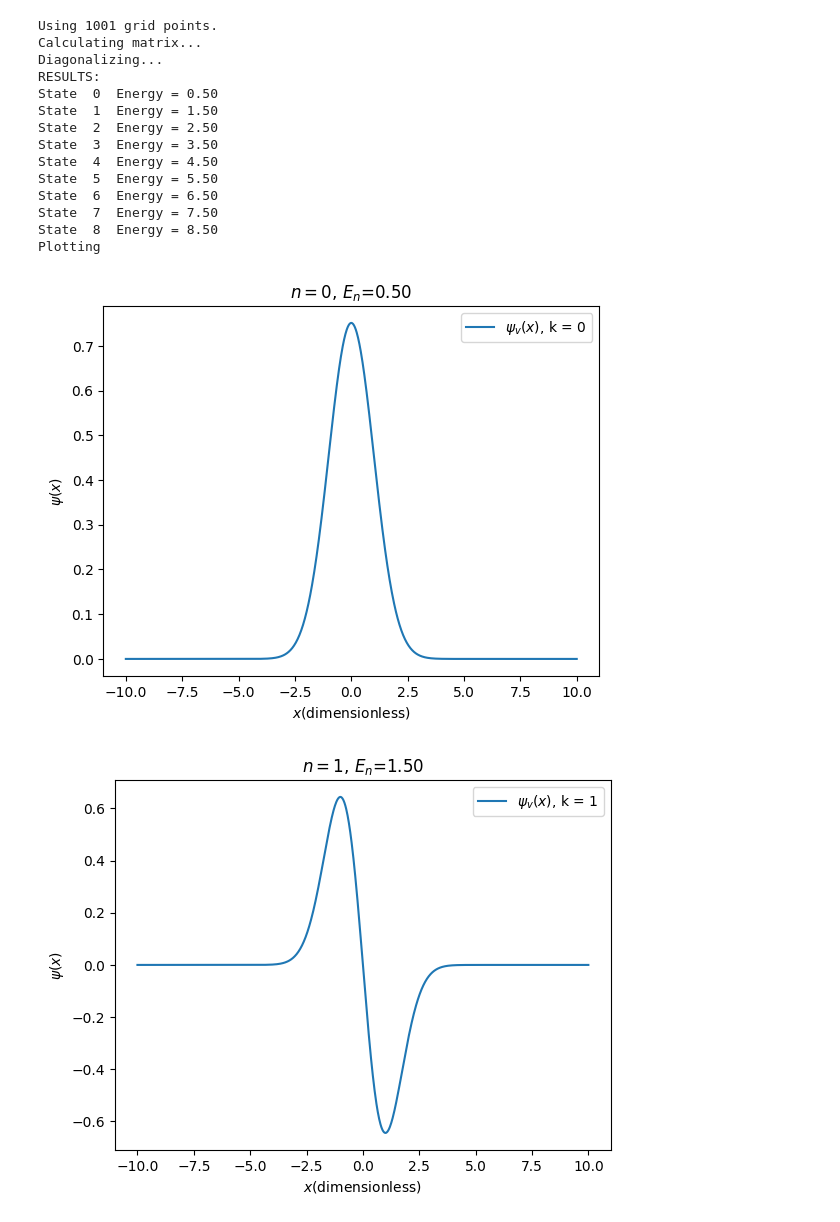
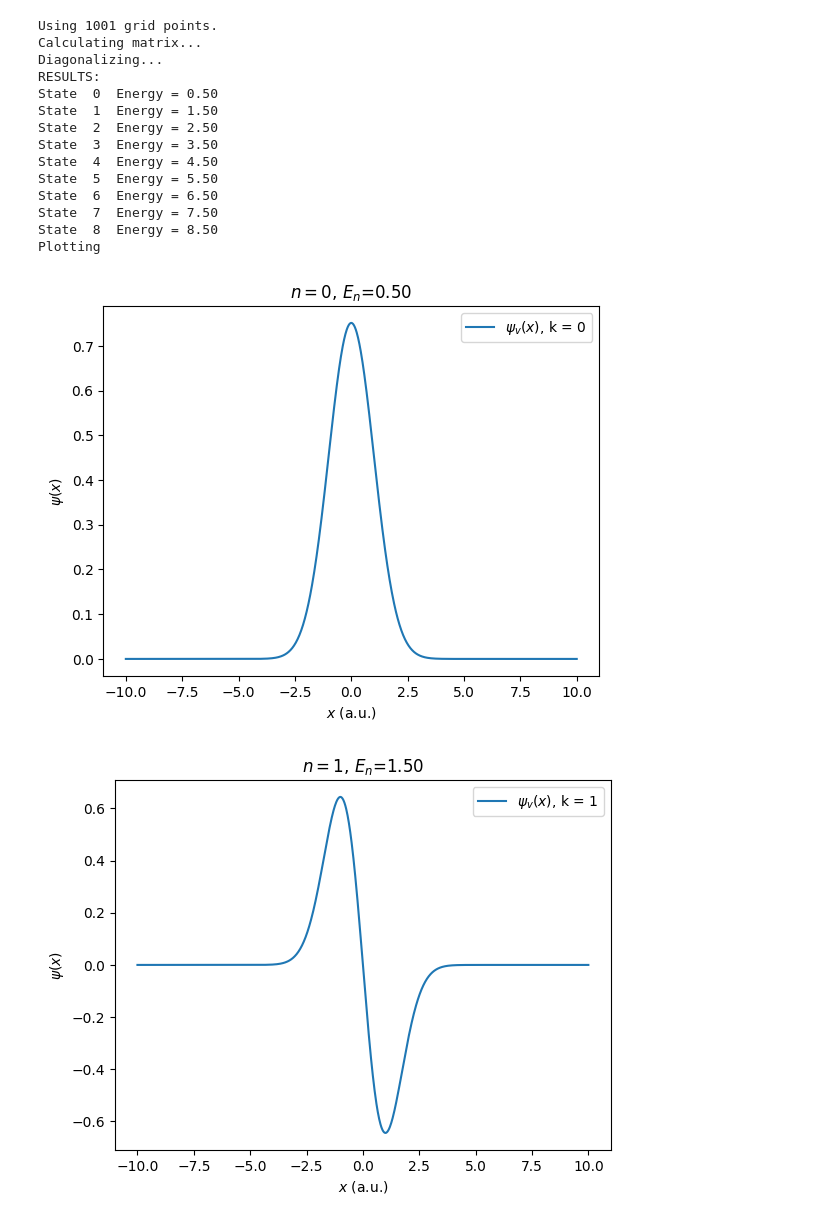
Before and after one commit to jfaraudo/Schrodinger_Numerical, a Jupyter notebook: HarmonicOscillator/QuantumHarmonicOscillator_atomic_units.ipynb, the cells around one changed output. Saved outputs shown, nothing was run; the diff lists cells and outputs as text; code cells hidden in the pictures.

```diff
--- a/HarmonicOscillator/QuantumHarmonicOscillator_atomic_units.ipynb
+++ b/HarmonicOscillator/QuantumHarmonicOscillator_atomic_units.ipynb
@@ -3,6 +3,7 @@
 # %%
 # ----------------------------
 # Quantum Harmonic Oscillator
+# Atomic units
 # ----------------------------
 # Finite differences method as developed by Truhlar JCP 10 (1972) 123-132
 #
@@ -14,6 +15,7 @@ import matplotlib.pyplot as plt
 
 #Potential as a function of position
 def getV(x):
+    #We take k=1 a.u. so w=1
     potvalue = (1.0/2.0)*x**2
     return potvalue
 
@@ -77,33 +79,33 @@ for k in range(0,len(w)):
 	integral = h*np.dot(psi[k],psi[k])
 	psi[k] = psi[k]/integral**0.5
 
 #Plot Wave functions
 print("Plotting")
 
 #v = int(input("\n Quantum Number (enter 0 for ground state):\n>"))
 for v in range(0,9):
 	plt.plot(x,psi[v],label=r'$\psi_v(x)$, k = ' + str(v))
 	plt.title(r'$n=$'+ str(v) + r', $E_n$=' + '{:.2f}'.format(E[v]))
 	plt.legend()
-	plt.xlabel(r'$x$(dimensionless)')
+	plt.xlabel(r'$x$ (a.u.)')
 	plt.ylabel(r'$\psi(x)$')
 	plt.show()
 
 print("Bye")
 # %% [output]
 Using 1001 grid points.
 Calculating matrix...
 Diagonalizing...
 RESULTS:
 State  0  Energy = 0.50
 State  1  Energy = 1.50
 State  2  Energy = 2.50
 State  3  Energy = 3.50
 State  4  Energy = 4.50
 State  5  Energy = 5.50
 State  6  Energy = 6.50
 State  7  Energy = 7.50
 State  8  Energy = 8.50
 Plotting
-[figure, old version]
+[figure, new version]
-[figure, old version]
+[figure, new version]
```
Also changed, not shown: parts of 1 cell of this notebook.
